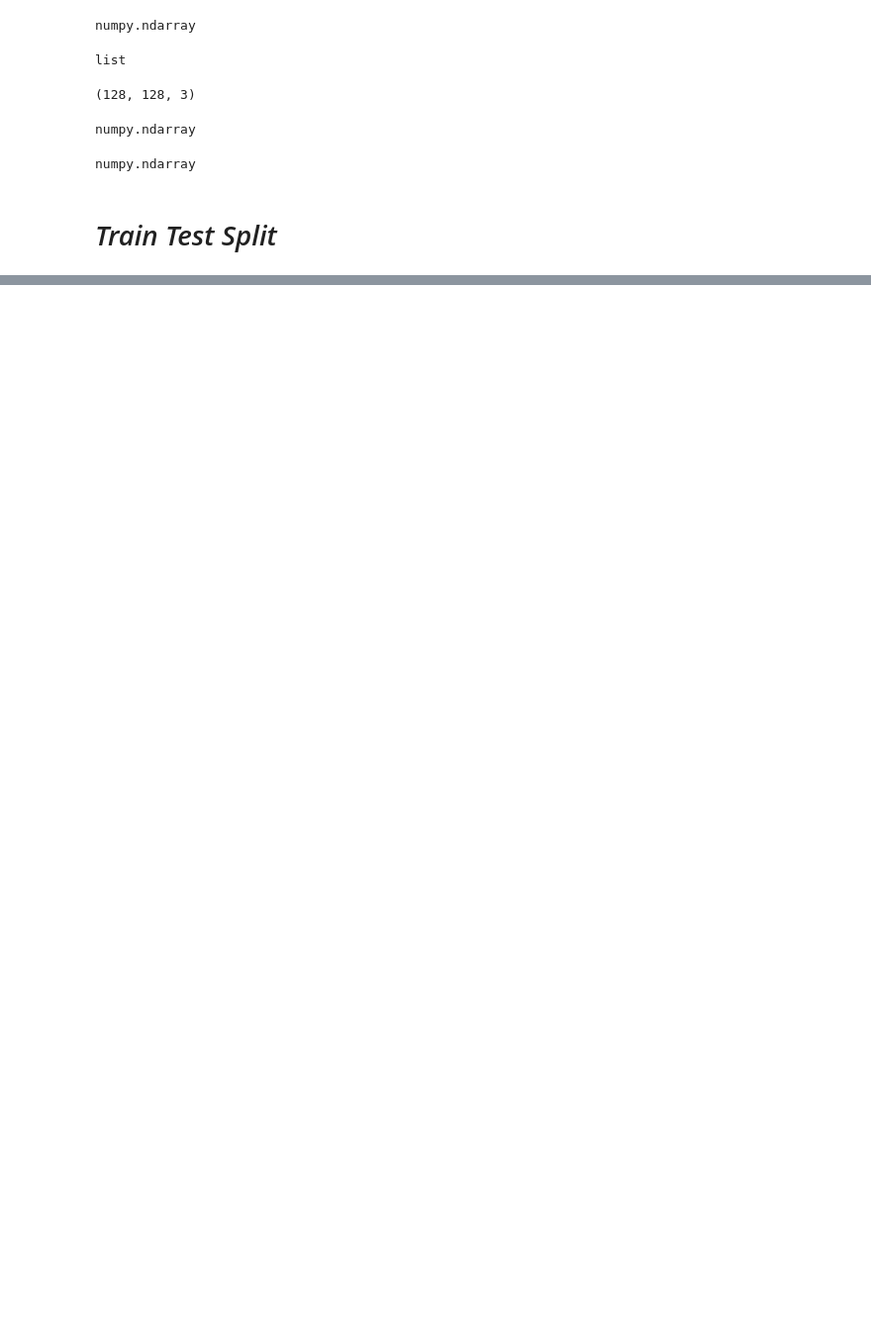
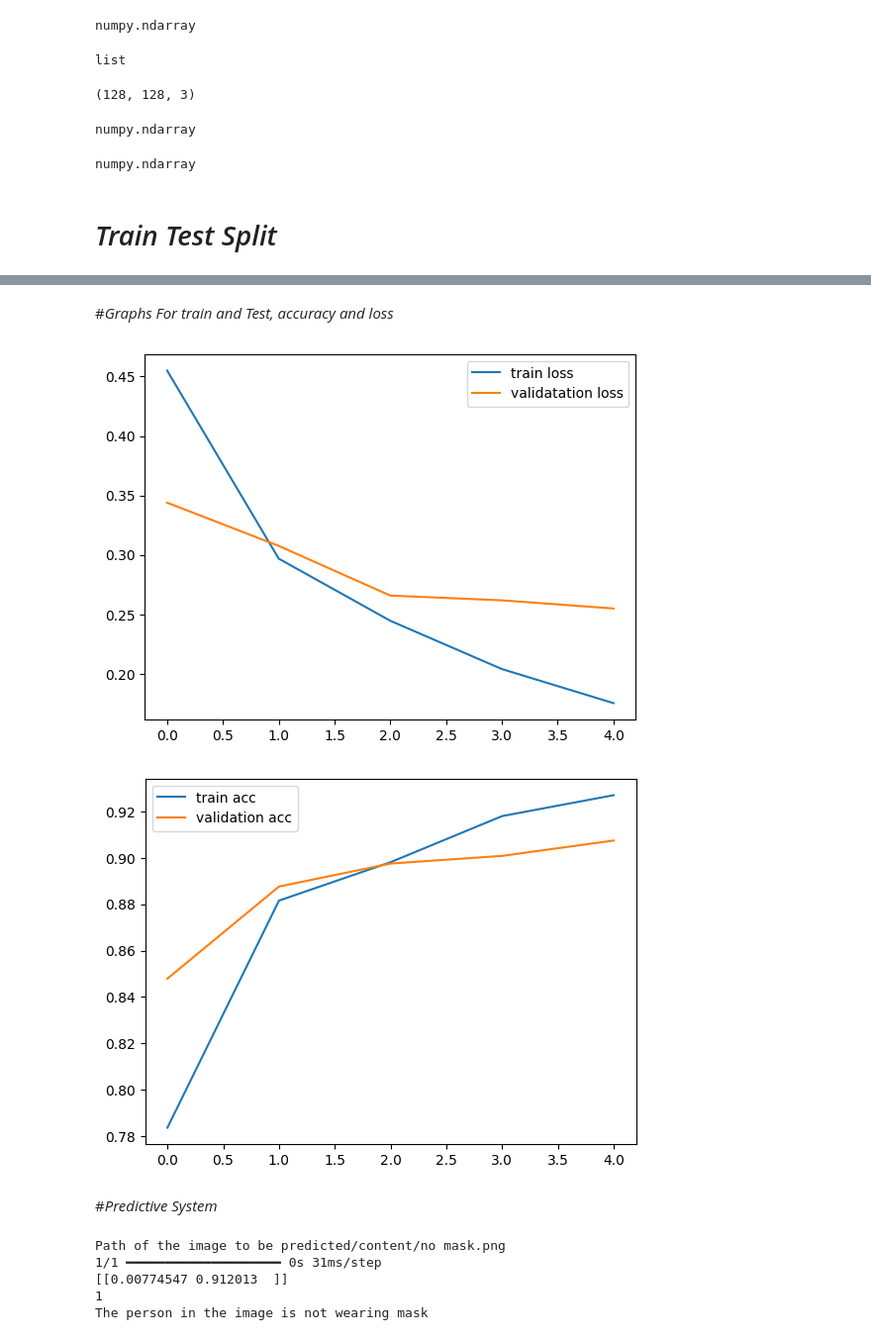
Before and after one commit to PRAFULPAWAR8888/AI-ML-Projects2025, a Jupyter notebook: DL/DL6-Face_Mask_Detection/DL_Face_Mask_Detection_using_CNN_.ipynb, the cells around one changed output, grey strips where cells are left out. Shown at 99% size. Drawn from its saved outputs; the diff is of its cells as text; code cells hidden in the pictures; blank space fills up the shorter version.

```diff
--- a/DL/DL6-Face_Mask_Detection/DL_Face_Mask_Detection_using_CNN_.ipynb
+++ b/DL/DL6-Face_Mask_Detection/DL_Face_Mask_Detection_using_CNN_.ipynb
@@ -258,0 +267,3 @@ numpy.ndarray
+# %%
+x_train_scaled = x_train/255
+x_test_scaled = x_test/255
@@ -258,0 +319,24 @@ numpy.ndarray
+# %%
+# Libraries Tech
+num_of_classes =2
+
+model = keras.Sequential()
+
+model.add(keras.layers.Conv2D(32, kernel_size=(3,3), activation='relu', input_shape=(128,128,3)))
+model.add(keras.layers.MaxPooling2D(pool_size=(2,2)))
+
+
+model.add(keras.layers.Conv2D(64, kernel_size=(3,3), activation='relu',input_shape=(128,128,3)))
+model.add(keras.layers.MaxPooling2D(pool_size=(2,2)))
+
+model.add(keras.layers.Flatten())
+
+model.add(keras.layers.Dense(128, activation='relu'))
+model.add(keras.layers.Dropout(0.5))
+
+
+model.add(keras.layers.Dense(64, activation='relu'))
+model.add(keras.layers.Dropout(0.5))
+
+model.add(keras.layers.Dense(num_of_classes, activation='sigmoid'))
+model.add((keras.layers.Activation('relu')))
@@ -258,0 +345,4 @@ numpy.ndarray
+# %%
+model.compile(optimizer='adam', loss='sparse_categorical_crossentropy', metrics=['acc'])
+# %%
+history = model.fit(x_train_scaled, y_train, validation_split = 0.1,epochs=5)
@@ -258,0 +368,44 @@ numpy.ndarray
+# %% [markdown]
+#*Graphs For train and Test,  accuracy and loss*
+# %%
+h = history
+
+# plot the loss value
+plt.plot(h.history['loss'], label='train loss')
+plt.plot(h.history['val_loss'], label = 'validatation loss')
+plt.legend()
+plt.show()
+
+#plot the accuracy value
+plt.plot(h.history['acc'], label='train acc')
+plt.plot(h.history['val_acc'], label = 'validation acc')
+plt.legend()
+plt.show()
+# %% [output]
+[figure, added]
+[figure, added]
+# %% [markdown]
+#*Predictive System*
+# %%
+input_image_path = input('Path of the image to be predicted')
+input_image = cv2.imread(input_image_path)
+input_image_resize = cv2.resize(input_image, (128, 128))
+input_image_scaled = input_image_resize/255
+input_image_reshaped = np.reshape(input_image_scaled, [1,128,128,3])
+
+input_prediction = model.predict(input_image_reshaped)
+print(input_prediction)
+
+input_pred_label = np.argmax(input_prediction)
+print(input_pred_label)
+
+if input_pred_label == 0:
+  print("The person in the image is wearing mask")
+else:
+  print("The person in the image is not wearing mask")
+# %% [output]
+Path of the image to be predicted/content/no mask.png
+1/1 ━━━━━━━━━━━━━━━━━━━━ 0s 31ms/step
+[[0.00774547 0.912013  ]]
+1
+The person in the image is not wearing mask
```
Also changed, not shown: parts of 12 cells of this notebook.
